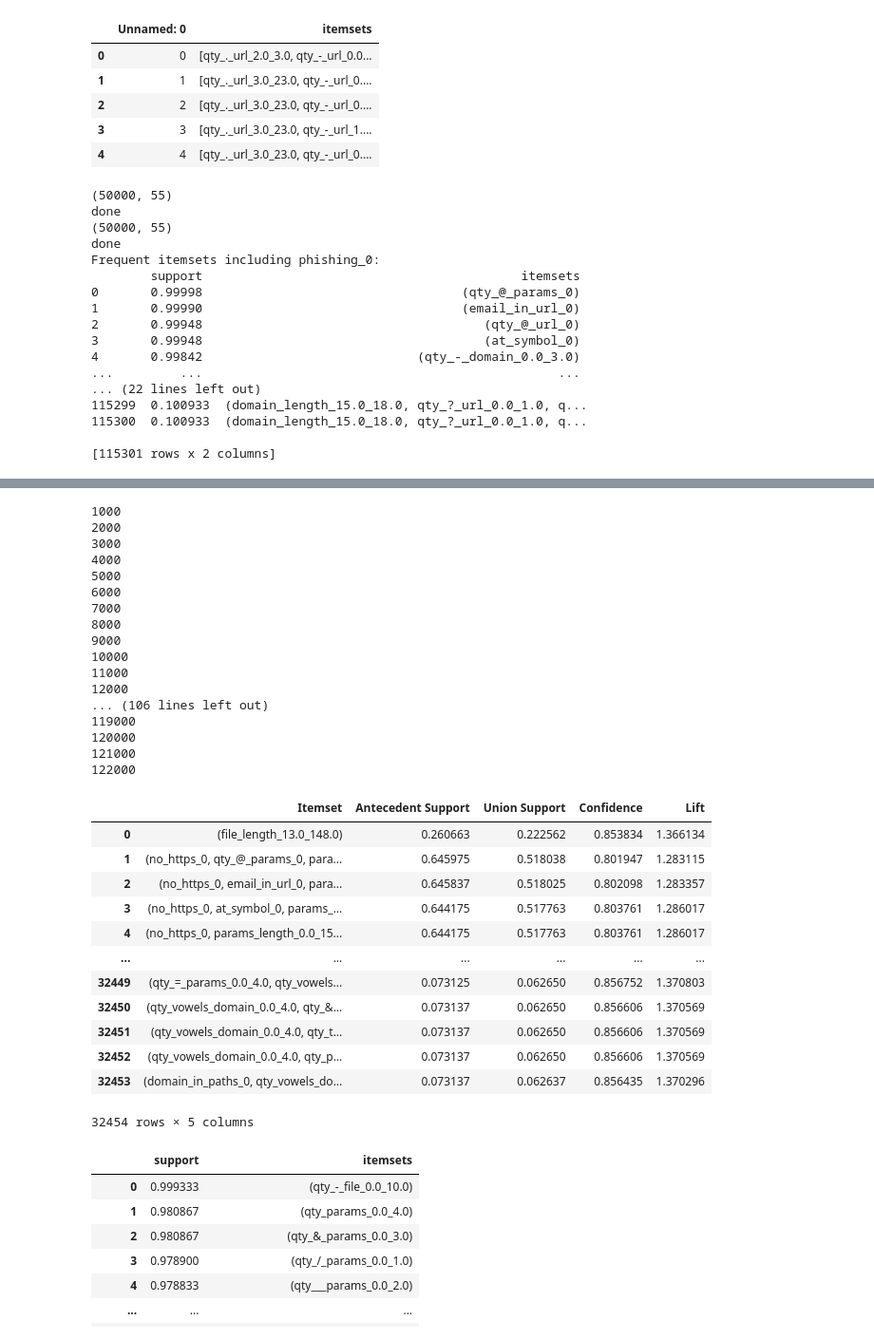
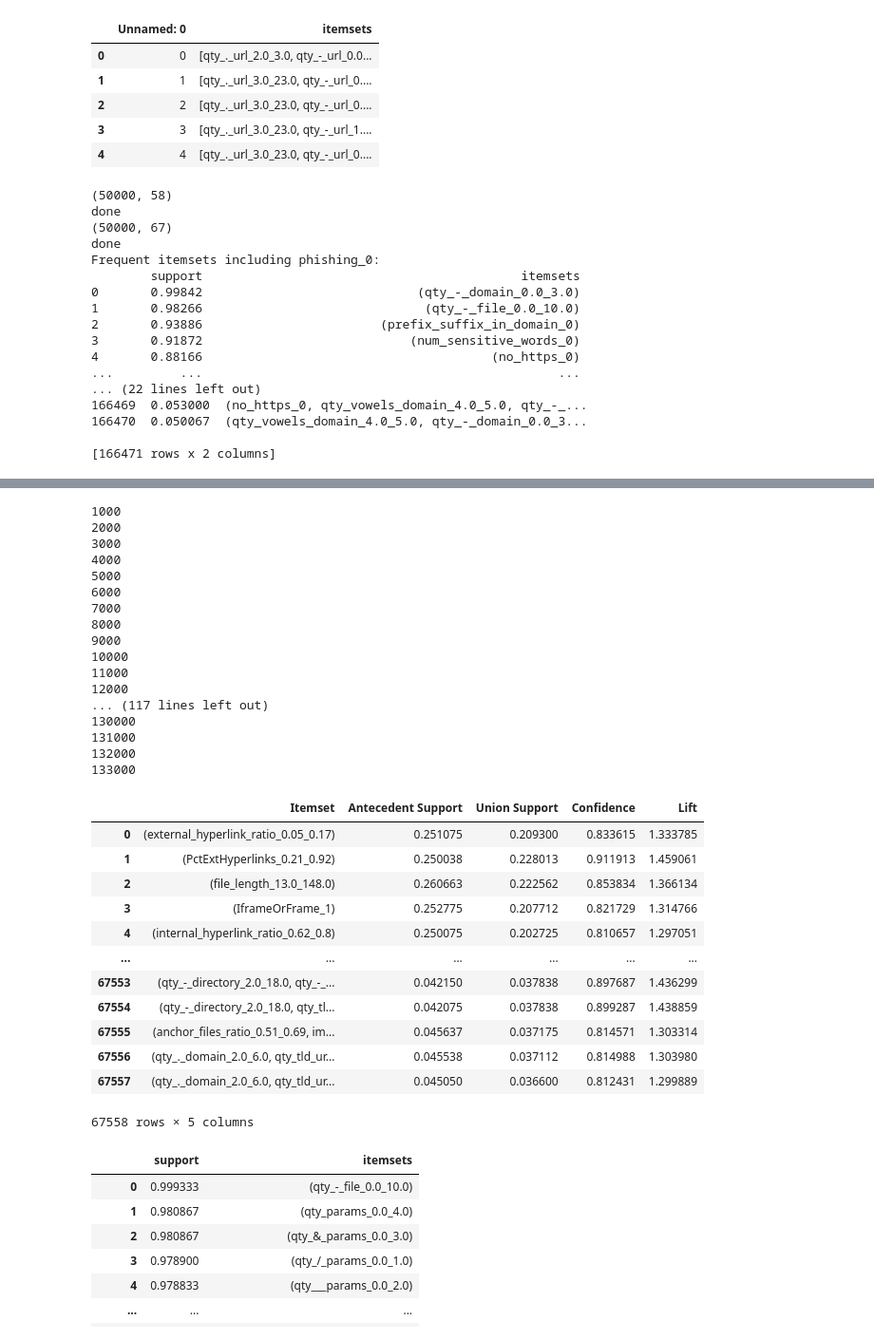
Before and after one commit to RezaAbbaszadeh/PhishingDetection, a Jupyter notebook: frequent_patterns.ipynb, the cells around one changed output, grey strips where cells are left out. Shown at 95% size. Saved outputs shown, nothing was run; the diff lists cells and outputs as text; code cells hidden in the pictures.

Commit message:
generate all rules

```diff
--- a/frequent_patterns.ipynb
+++ b/frequent_patterns.ipynb
@@ -6,6 +43,6 @@ import numpy as np
 # %%
 
-filepath = "features/url_features.csv"  # Replace with your dataset file path
+filepath = "features/merged_features.csv"  # Replace with your dataset file path
 # %%
 
 df = pd.read_csv(filepath)
@@ -201,9 +240,8 @@ df.head()
 # %%
 import ast
 
-df = pd.read_csv('pattern_mining/preprocessed.csv')
+df = pd.read_csv('pattern_mining/preprocessed.csv', index_col=0)
 df['itemsets'] = df['itemsets'].apply(ast.literal_eval)
-df.drop(columns=['Unnamed: 0'])
 # %% [output]
 |  | itemsets |
 | 0 | [qty_._url_2.0_3.0, qty_-_url_0.0... |
@@ -284,28 +322,28 @@ def mine_frequent_itemsets(df_itemsets, label, min_support=0.01):
     return combined_frequent_itemsets
 
 
-min_support = 0.1  # Adjust minimum support threshold
+min_support = 0.05  # Adjust minimum support threshold
 # Mine frequent itemsets
 frequent_itemset_0 = mine_frequent_itemsets(df, 'phishing_0', min_support)
 frequent_itemset_1 = mine_frequent_itemsets(df, 'phishing_1', min_support)
 # %% [output]
-(50000, 55)
+(50000, 58)
 done
-(50000, 55)
+(50000, 67)
 done
 Frequent itemsets including phishing_0:
         support                                           itemsets
-0       0.99998                                   (qty_@_params_0)
-1       0.99990                                   (email_in_url_0)
-2       0.99948                                      (qty_@_url_0)
-3       0.99948                                      (at_symbol_0)
-4       0.99842                             (qty_-_domain_0.0_3.0)
+0       0.99842                             (qty_-_domain_0.0_3.0)
+1       0.98266                              (qty_-_file_0.0_10.0)
+2       0.93886                        (prefix_suffix_in_domain_0)
+3       0.91872                            (num_sensitive_words_0)
+4       0.88166                                       (no_https_0)
 ...         ...                                                ...
 ... (22 lines left out)
-115299  0.100933  (domain_length_15.0_18.0, qty_?_url_0.0_1.0, q...
-115300  0.100933  (domain_length_15.0_18.0, qty_?_url_0.0_1.0, q...
+166469  0.053000  (no_https_0, qty_vowels_domain_4.0_5.0, qty_-_...
+166470  0.050067  (qty_vowels_domain_4.0_5.0, qty_-_domain_0.0_3...
 
-[115301 rows x 2 columns]
+[166471 rows x 2 columns]
 # %%
 filtered = frequent_itemset_0[frequent_itemset_0['itemsets'].apply(len) > 10]
 print(len(filtered))
@@ -375,39 +413,39 @@ def generate_association_rules(df, frequent_itemsets, label, min_threshold=0.8):
     return results_df
 # %%
 rules_df = generate_association_rules(df, frequent_itemset_0['itemsets'], 'phishing_0')
-rules_df.to_csv('pattern_mining/rules_0_2.csv')
+rules_df.to_csv('pattern_mining/rules_0_4.csv')
 rules_df
 # %% [output]
 1000
 2000
 3000
 4000
 5000
 6000
 7000
 8000
 9000
 10000
 11000
 12000
-... (106 lines left out)
-119000
-120000
-121000
-122000
+... (117 lines left out)
+130000
+131000
+132000
+133000
 |  | Itemset | Antecedent Support | Union Support | Confidence | Lift |
-| 0 | (file_length_13.0_148.0) | 0.260663 | 0.222562 | 0.853834 | 1.366134 |
-| 1 | (no_https_0, qty_@_params_0, para... | 0.645975 | 0.518038 | 0.801947 | 1.283115 |
-| 2 | (no_https_0, email_in_url_0, para... | 0.645837 | 0.518025 | 0.802098 | 1.283357 |
-| 3 | (no_https_0, at_symbol_0, params_... | 0.644175 | 0.517763 | 0.803761 | 1.286017 |
-| 4 | (no_https_0, params_length_0.0_15... | 0.644175 | 0.517763 | 0.803761 | 1.286017 |
+| 0 | (external_hyperlink_ratio_0.05_0.17) | 0.251075 | 0.209300 | 0.833615 | 1.333785 |
+| 1 | (PctExtHyperlinks_0.21_0.92) | 0.250038 | 0.228013 | 0.911913 | 1.459061 |
+| 2 | (file_length_13.0_148.0) | 0.260663 | 0.222562 | 0.853834 | 1.366134 |
+| 3 | (IframeOrFrame_1) | 0.252775 | 0.207712 | 0.821729 | 1.314766 |
+| 4 | (internal_hyperlink_ratio_0.62_0.8) | 0.250075 | 0.202725 | 0.810657 | 1.297051 |
 | ... | ... | ... | ... | ... | ... |
-| 32449 | (qty_=_params_0.0_4.0, qty_vowels... | 0.073125 | 0.062650 | 0.856752 | 1.370803 |
-| 32450 | (qty_vowels_domain_0.0_4.0, qty_&... | 0.073137 | 0.062650 | 0.856606 | 1.370569 |
-| 32451 | (qty_vowels_domain_0.0_4.0, qty_t... | 0.073137 | 0.062650 | 0.856606 | 1.370569 |
-| 32452 | (qty_vowels_domain_0.0_4.0, qty_p... | 0.073137 | 0.062650 | 0.856606 | 1.370569 |
-| 32453 | (domain_in_paths_0, qty_vowels_do... | 0.073137 | 0.062637 | 0.856435 | 1.370296 |
+| 67553 | (qty_-_directory_2.0_18.0, qty_-_... | 0.042150 | 0.037838 | 0.897687 | 1.436299 |
+| 67554 | (qty_-_directory_2.0_18.0, qty_tl... | 0.042075 | 0.037838 | 0.899287 | 1.438859 |
+| 67555 | (anchor_files_ratio_0.51_0.69, im... | 0.045637 | 0.037175 | 0.814571 | 1.303314 |
+| 67556 | (qty_._domain_2.0_6.0, qty_tld_ur... | 0.045538 | 0.037112 | 0.814988 | 1.303980 |
+| 67557 | (qty_._domain_2.0_6.0, qty_tld_ur... | 0.045050 | 0.036600 | 0.812431 | 1.299889 |
-32454 rows × 5 columns
+67558 rows × 5 columns
 # %%
 frequent_itemset_1
 # %% [output]
```
Also changed, not shown: parts of 5 cells of this notebook, 6 other files.
